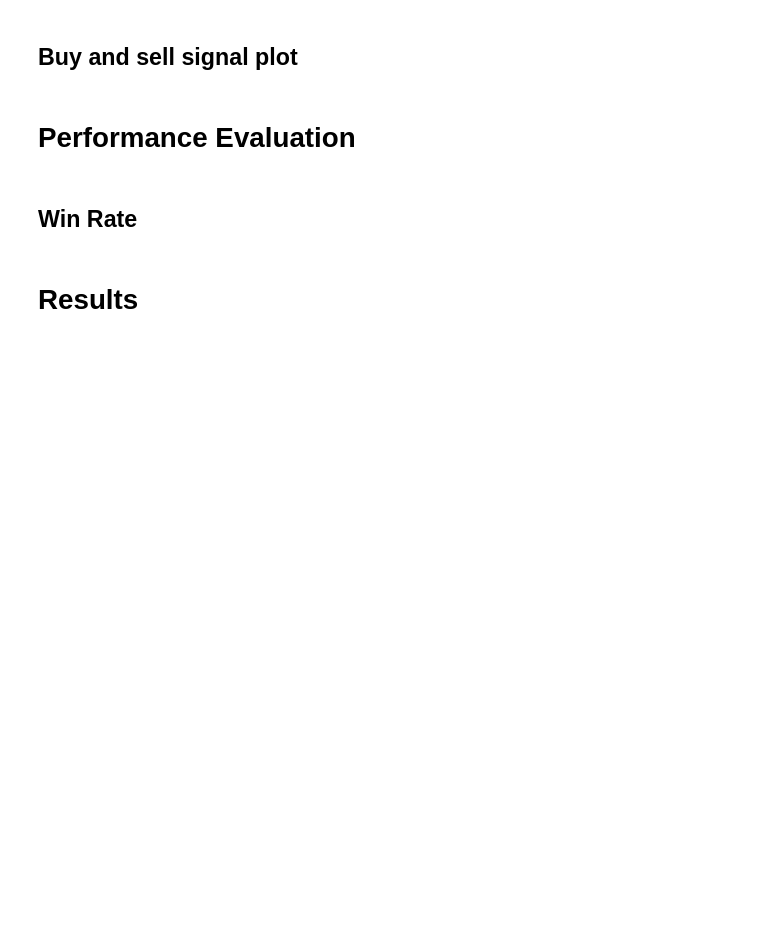
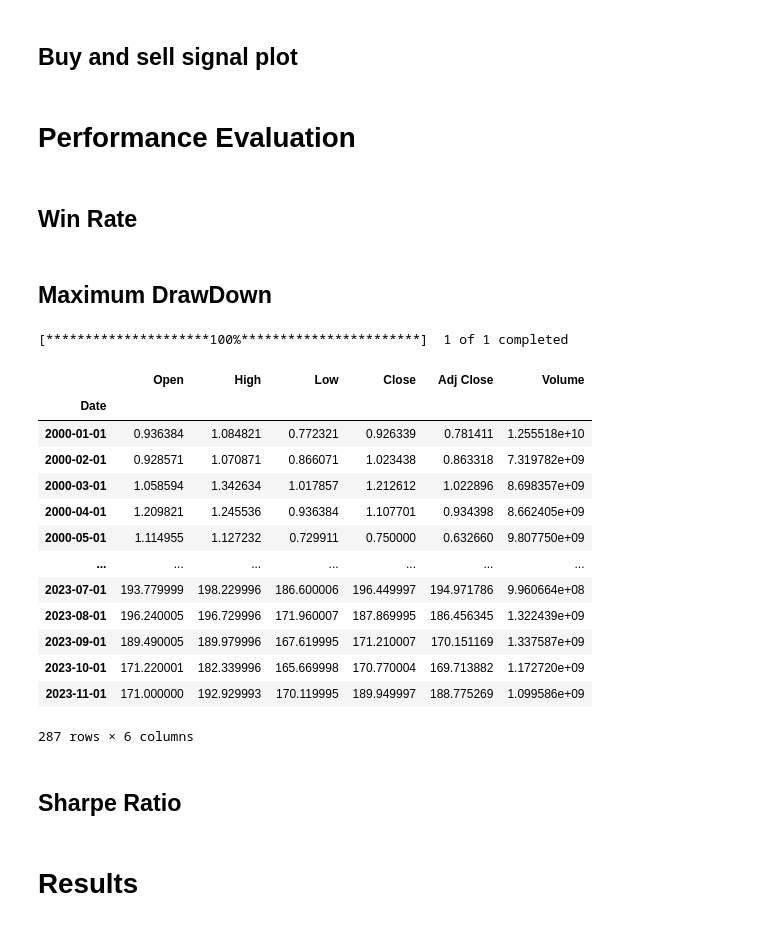
Before and after one commit to dopiotrowska/algorithmic-trading-project, a Jupyter notebook: Project1/Project1.ipynb, the cells around one changed output. Cells and saved outputs as stored; diff of their text form; code cells hidden in the pictures; blank space fills up the shorter version.

```diff
--- a/Project1/Project1.ipynb
+++ b/Project1/Project1.ipynb
@@ -25,7 +40,7 @@ def get_data(instrument: str,
         instrument (str): The ticker symbol of the instrument e.g. 'MSFT'.
         start_date (str): The start date for the data in 'YYYY-MM-DD' format.
         end_date (str): The end date for the data in 'YYYY-MM-DD' format.
-        interval (str): The time interval between data points. Valid intervals are: ['1m', '2m', '5m', '15m', '30m', '60m', '90m', '1h', '1d', '5d', '1wk', '1mo', '3mo'].
+        interval (str): The time interval between data points. Valid intervals are: ['1m', '2m', '5m', '15m', '30m', '60m', '90m', '1h', '1d', '5d', '1wk', '1mo'].
 
         Returns:
         pd.DataFrame: A Pandas DataFrame containing the historical market data for the given instrument, with any rows containing missing values (NaN) removed.
@@ -346,3 +361,28 @@ def calculate_win_rate(data: pd.DataFrame,
     win_rate = win_rate * 100
 
     print(f"Win Rate: {win_rate:.2f}%")
+# %% [markdown]
+## Maximum DrawDown
+# %%
+#Load data
+instrument='AAPL'
+data = get_data(instrument=instrument, start_date='2000-01-01', end_date='2023-12-01', interval='1mo')
+data
+# %% [output]
+[*********************100%***********************]  1 of 1 completed
+|  | Open | High | Low | Close | Adj Close | Volume |
+| Date |  |  |  |  |  |  |
+| 2000-01-01 | 0.936384 | 1.084821 | 0.772321 | 0.926339 | 0.781411 | 1.255518e+10 |
+| 2000-02-01 | 0.928571 | 1.070871 | 0.866071 | 1.023438 | 0.863318 | 7.319782e+09 |
+| 2000-03-01 | 1.058594 | 1.342634 | 1.017857 | 1.212612 | 1.022896 | 8.698357e+09 |
+| 2000-04-01 | 1.209821 | 1.245536 | 0.936384 | 1.107701 | 0.934398 | 8.662405e+09 |
+| 2000-05-01 | 1.114955 | 1.127232 | 0.729911 | 0.750000 | 0.632660 | 9.807750e+09 |
+| ... | ... | ... | ... | ... | ... | ... |
+| 2023-07-01 | 193.779999 | 198.229996 | 186.600006 | 196.449997 | 194.971786 | 9.960664e+08 |
+| 2023-08-01 | 196.240005 | 196.729996 | 171.960007 | 187.869995 | 186.456345 | 1.322439e+09 |
+| 2023-09-01 | 189.490005 | 189.979996 | 167.619995 | 171.210007 | 170.151169 | 1.337587e+09 |
+| 2023-10-01 | 171.220001 | 182.339996 | 165.669998 | 170.770004 | 169.713882 | 1.172720e+09 |
+| 2023-11-01 | 171.000000 | 192.929993 | 170.119995 | 189.949997 | 188.775269 | 1.099586e+09 |
+287 rows × 6 columns
+# %% [markdown]
+## Sharpe Ratio
```
Also changed, not shown: parts of 6 cells of this notebook, 1 other file.
